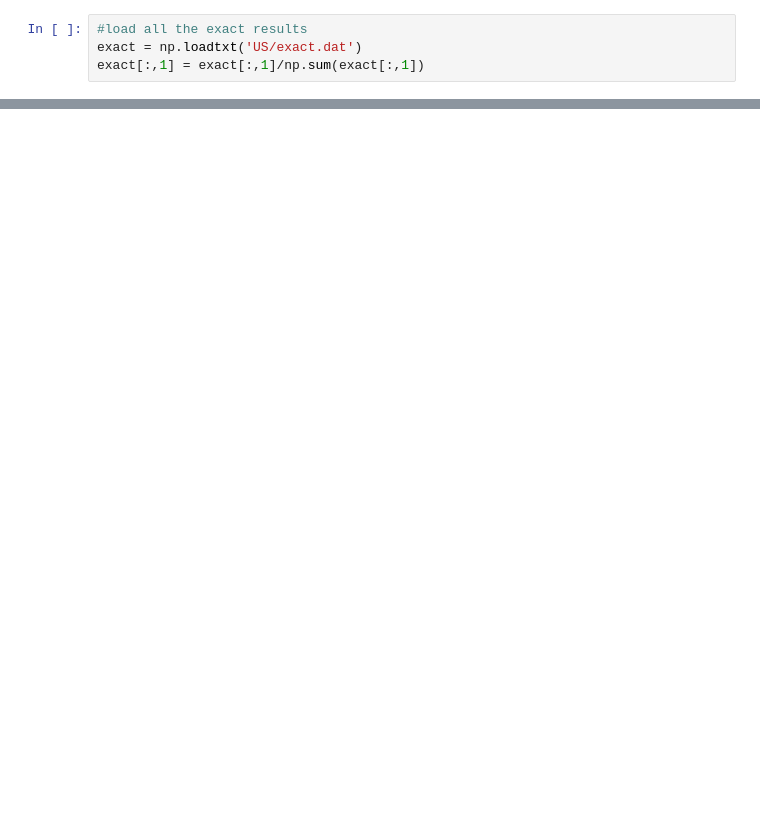
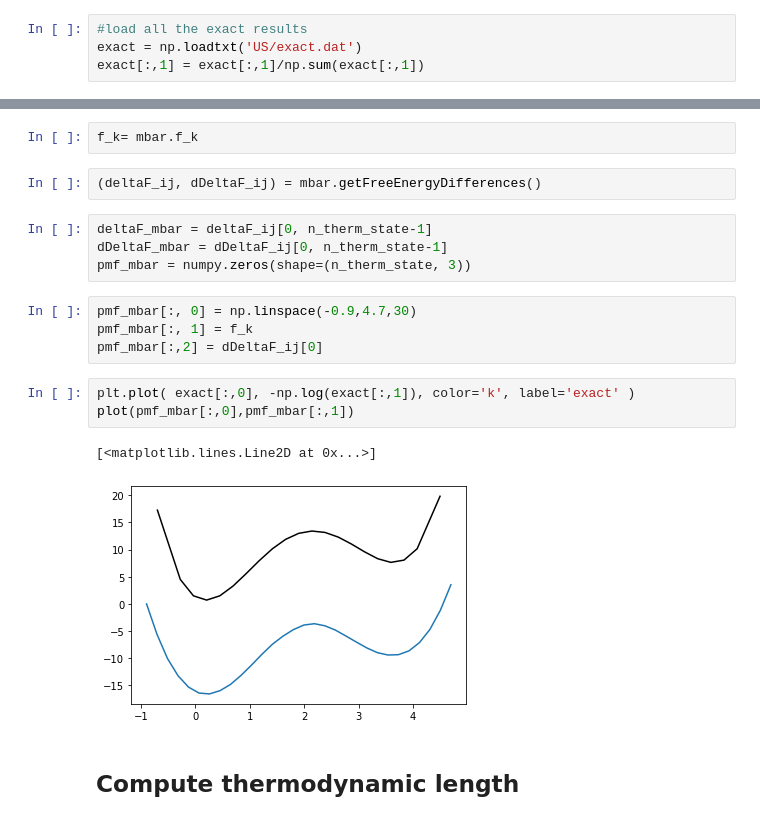
Before and after one commit to michellab/thermo_length, a Jupyter notebook: examples/double_well_example.ipynb, the cells around one changed output, grey strips where cells are left out. Drawn from its saved outputs; the diff is of its cells as text; blank space fills up the shorter version.

```diff
--- a/examples/double_well_example.ipynb
+++ b/examples/double_well_example.ipynb
@@ -236,0 +110,20 @@ Thank you for running the pyfeat asymetric double-well example. If you have any
+# %%
+f_k= mbar.f_k
+# %%
+(deltaF_ij, dDeltaF_ij) = mbar.getFreeEnergyDifferences()
+# %%
+deltaF_mbar = deltaF_ij[0, n_therm_state-1]
+dDeltaF_mbar = dDeltaF_ij[0, n_therm_state-1]
+pmf_mbar = numpy.zeros(shape=(n_therm_state, 3))
+# %%
+pmf_mbar[:, 0] = np.linspace(-0.9,4.7,30)
+pmf_mbar[:, 1] = f_k
+pmf_mbar[:,2] = dDeltaF_ij[0]
+# %%
+plt.plot( exact[:,0], -np.log(exact[:,1]), color='k', label='exact' )
+plot(pmf_mbar[:,0],pmf_mbar[:,1])
+# %% [output]
+[<matplotlib.lines.Line2D at 0x...>]
+[figure, added]
+# %% [markdown]
+## Compute thermodynamic length
```
Also changed, not shown: parts of 45 cells of this notebook, 1 other file.
